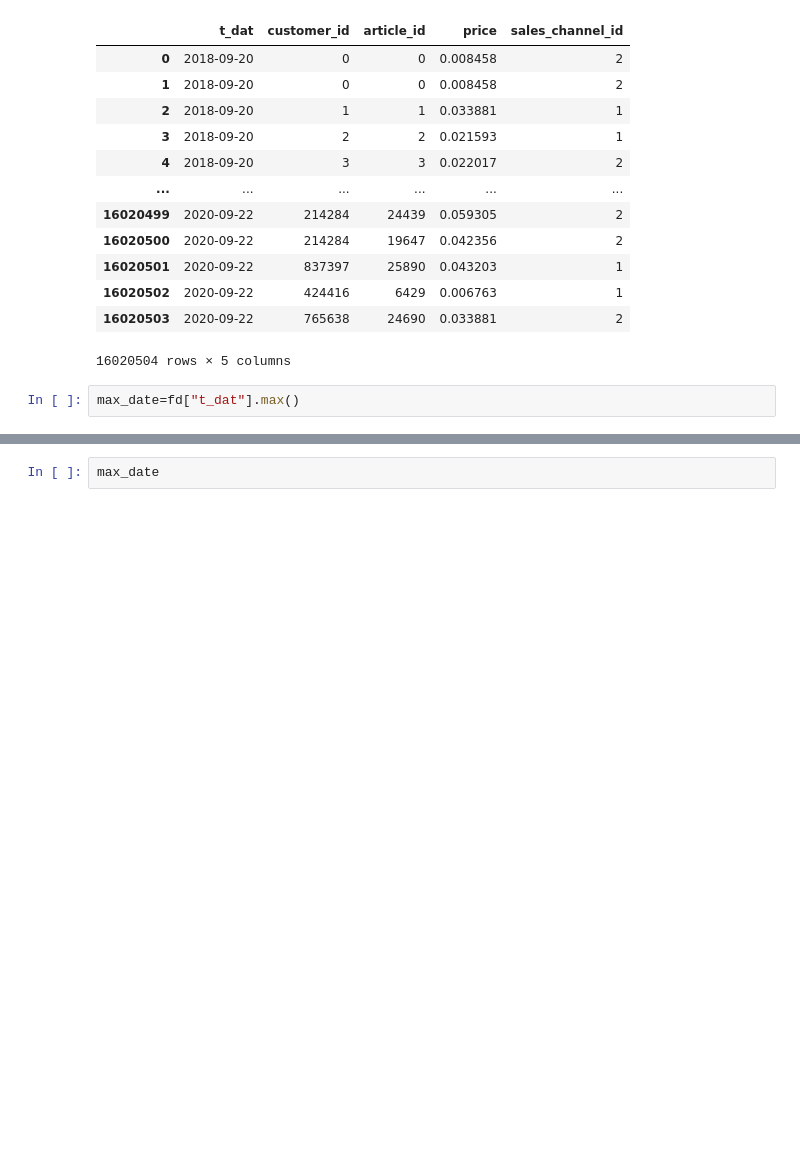
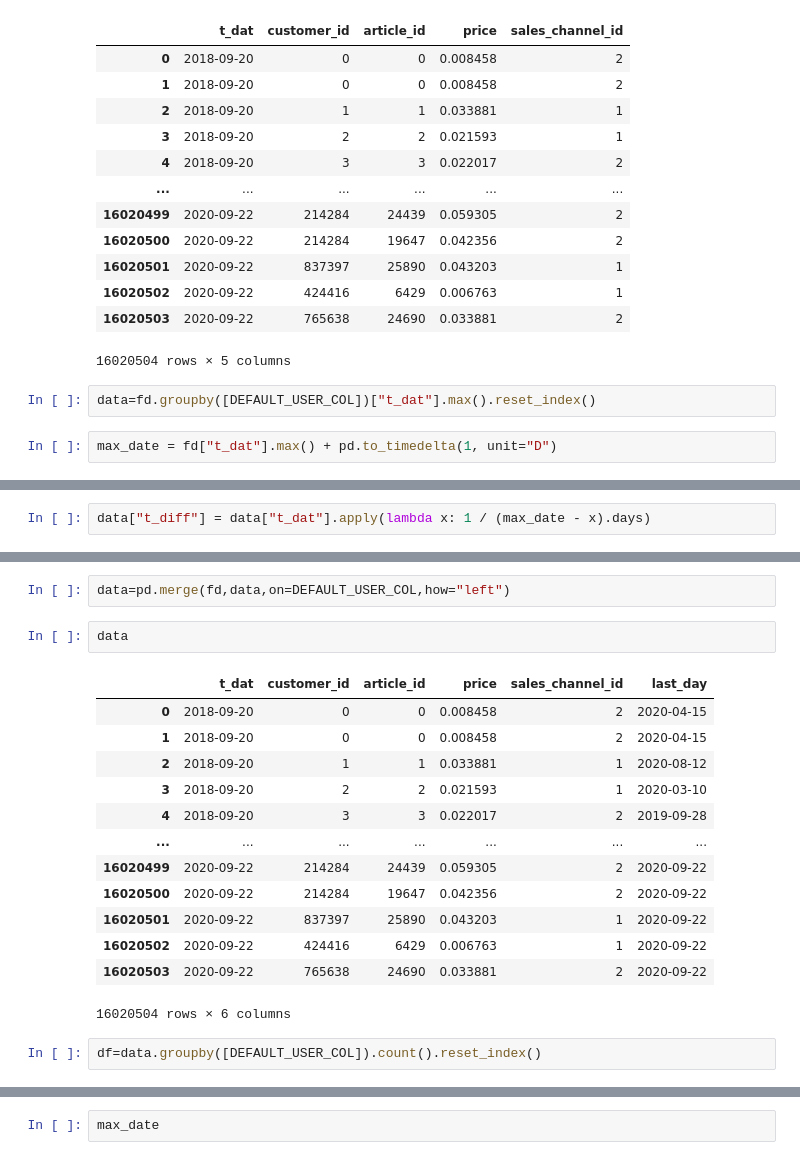
Before and after one commit to damicoedoardo/HnMChallenge, a Jupyter notebook: hnmchallenge/data_analysis/aayush_user.ipynb, the cells around one changed output, grey strips where cells are left out. Saved outputs shown, nothing was run; the diff lists cells and outputs as text; blank space fills up the shorter version.

```diff
--- a/hnmchallenge/data_analysis/aayush_user.ipynb
+++ b/hnmchallenge/data_analysis/aayush_user.ipynb
@@ -34,5 +34,7 @@ fd
 | 16020502 | 2020-09-22 | 424416 | 6429 | 0.006763 | 1 |
 | 16020503 | 2020-09-22 | 765638 | 24690 | 0.033881 | 2 |
 16020504 rows × 5 columns
+# %%
+data=fd.groupby([DEFAULT_USER_COL])["t_dat"].max().reset_index()
 # %%
-max_date=fd["t_dat"].max()
+max_date = fd["t_dat"].max() + pd.to_timedelta(1, unit="D")
@@ -38,0 +45,2 @@ max_date=fd["t_dat"].max()
+# %%
+data["t_diff"] = data["t_dat"].apply(lambda x: 1 / (max_date - x).days)
@@ -38,0 +79,20 @@ max_date=fd["t_dat"].max()
+# %%
+data=pd.merge(fd,data,on=DEFAULT_USER_COL,how="left")
+# %%
+data
+# %% [output]
+|  | t_dat | customer_id | article_id | price | sales_channel_id | last_day |
+| 0 | 2018-09-20 | 0 | 0 | 0.008458 | 2 | 2020-04-15 |
+| 1 | 2018-09-20 | 0 | 0 | 0.008458 | 2 | 2020-04-15 |
+| 2 | 2018-09-20 | 1 | 1 | 0.033881 | 1 | 2020-08-12 |
+| 3 | 2018-09-20 | 2 | 2 | 0.021593 | 1 | 2020-03-10 |
+| 4 | 2018-09-20 | 3 | 3 | 0.022017 | 2 | 2019-09-28 |
+| ... | ... | ... | ... | ... | ... | ... |
+| 16020499 | 2020-09-22 | 214284 | 24439 | 0.059305 | 2 | 2020-09-22 |
+| 16020500 | 2020-09-22 | 214284 | 19647 | 0.042356 | 2 | 2020-09-22 |
+| 16020501 | 2020-09-22 | 837397 | 25890 | 0.043203 | 1 | 2020-09-22 |
+| 16020502 | 2020-09-22 | 424416 | 6429 | 0.006763 | 1 | 2020-09-22 |
+| 16020503 | 2020-09-22 | 765638 | 24690 | 0.033881 | 2 | 2020-09-22 |
+16020504 rows × 6 columns
+# %%
+df=data.groupby([DEFAULT_USER_COL]).count().reset_index()
```
Also changed, not shown: parts of 7 cells of this notebook, 4 other files.
